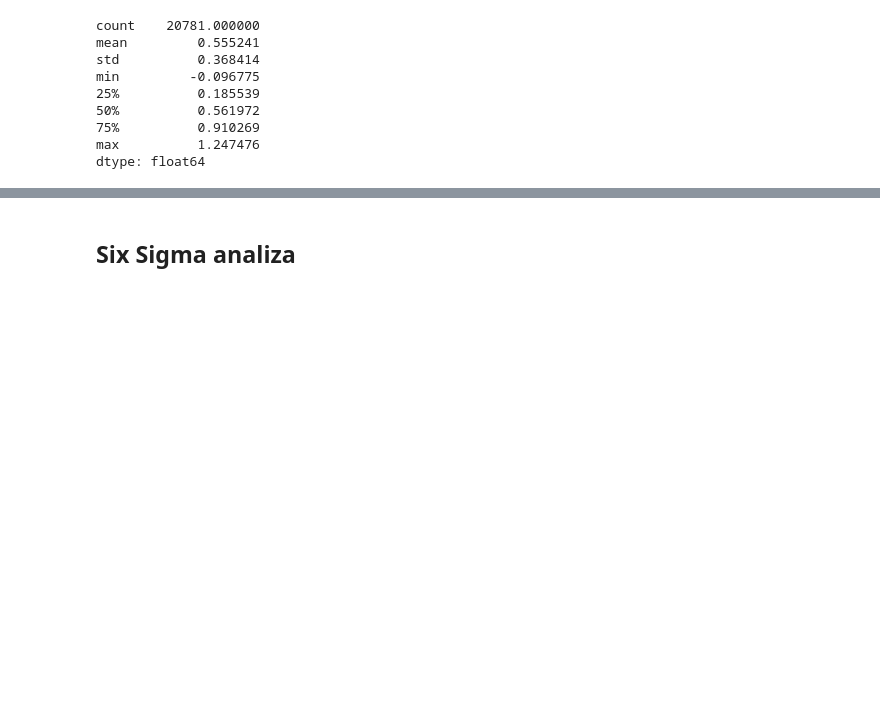
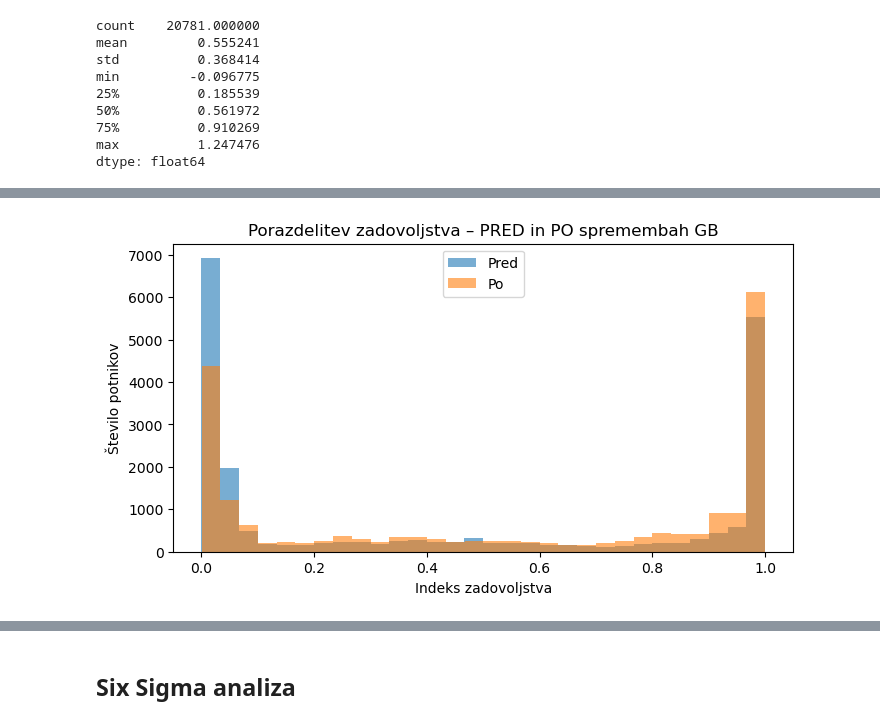
Before and after one commit to RokPorekar/VUVI-seminar-paper, a Jupyter notebook: report.ipynb, the cells around one changed output, grey strips where cells are left out. Saved outputs shown, nothing was run; the diff lists cells and outputs as text; code cells hidden in the pictures; blank space fills up the shorter version.

```diff
--- a/report.ipynb
+++ b/report.ipynb
@@ -1562,3 +1474,7 @@ min         -0.157615
 75%          0.869062
 max          1.280523
 dtype: float64
+# %%
+y_pred_before_RF = best_reg_model_RF.predict(X_test)
+
+pd.Series(y_pred_before_RF).describe()
@@ -1619,0 +1603,11 @@ plt.show()
+# %%
+plt.figure(figsize=(8,4))
+plt.hist(y_pred_before_RF, bins=30, alpha=0.6, label='Pred')
+plt.hist(y_pred_after_RF, bins=30, alpha=0.6, label='Po')
+plt.xlabel("Indeks zadovoljstva")
+plt.ylabel("Število potnikov")
+plt.title("Porazdelitev zadovoljstva – PRED in PO spremembah GB")
+plt.legend()
+plt.show()
+# %% [output]
+[figure, added]
```
Also changed, not shown: parts of 25 cells of this notebook.
